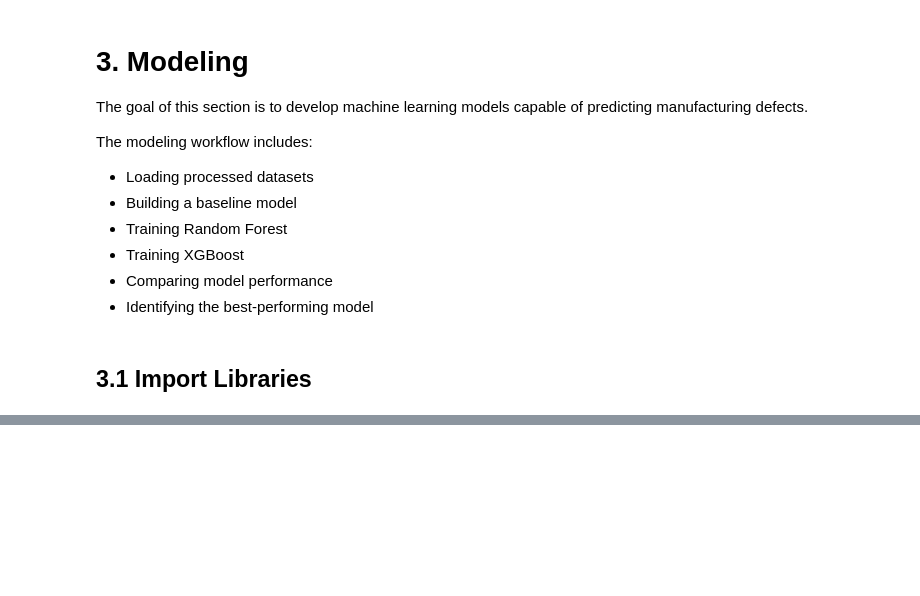
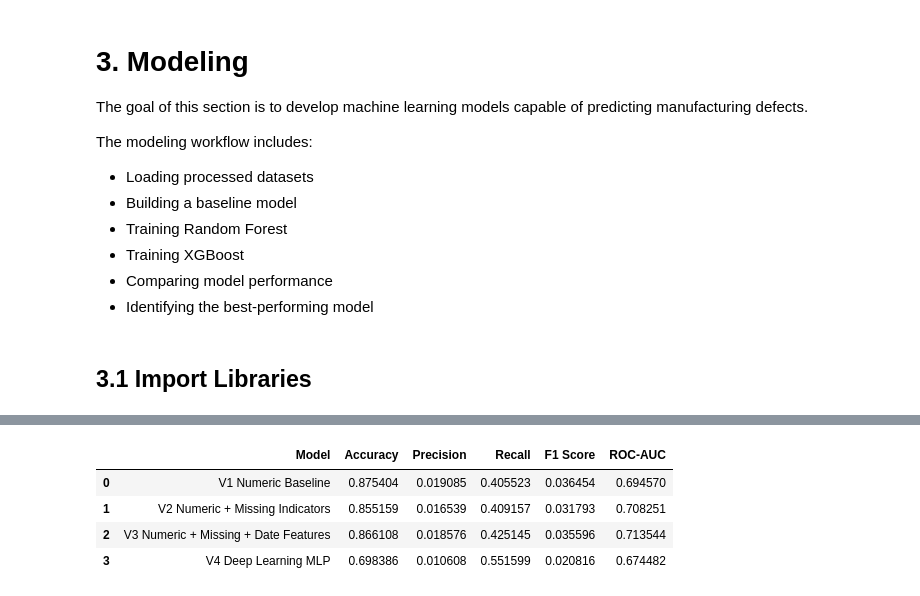
Before and after one commit to jung-han-lee/bosch-defect-prediction, a Jupyter notebook: 2. Notebook/03_Modeling.ipynb, the cells around one changed output, grey strips where cells are left out. Cells and saved outputs as stored; diff of their text form; code cells hidden in the pictures; blank space fills up the shorter version.

```diff
--- a/2. Notebook/03_Modeling.ipynb
+++ b/2. Notebook/03_Modeling.ipynb
@@ -305,0 +514,18 @@ In the next notebook:
+# %%
+early_stop = EarlyStopping(
+    monitor="val_auc",
+    patience=3,
+    mode="max",
+    restore_best_weights=True
+)
+# %%
+history = mlp.fit(
+    X_train_scaled,
+    y_train_v3,
+    validation_split=0.2,
+    epochs=20,
+    batch_size=4096,
+    class_weight=class_weight,
+    callbacks=[early_stop],
+    verbose=1
+)
@@ -305,0 +554,8 @@ In the next notebook:
+# %%
+v4_prob = mlp.predict(
+    X_test_scaled
+).ravel()
+
+v4_pred = (
+    v4_prob >= 0.5
+).astype(int)
@@ -305,0 +609,10 @@ In the next notebook:
+# %%
+comparison = pd.DataFrame(model_results)
+
+comparison
+# %% [output]
+|  | Model | Accuracy | Precision | Recall | F1 Score | ROC-AUC |
+| 0 | V1 Numeric Baseline | 0.875404 | 0.019085 | 0.405523 | 0.036454 | 0.694570 |
+| 1 | V2 Numeric + Missing Indicators | 0.855159 | 0.016539 | 0.409157 | 0.031793 | 0.708251 |
+| 2 | V3 Numeric + Missing + Date Features | 0.866108 | 0.018576 | 0.425145 | 0.035596 | 0.713544 |
+| 3 | V4 Deep Learning MLP | 0.698386 | 0.010608 | 0.551599 | 0.020816 | 0.674482 |
```
Also changed, not shown: parts of 79 cells of this notebook, 9 other files.
